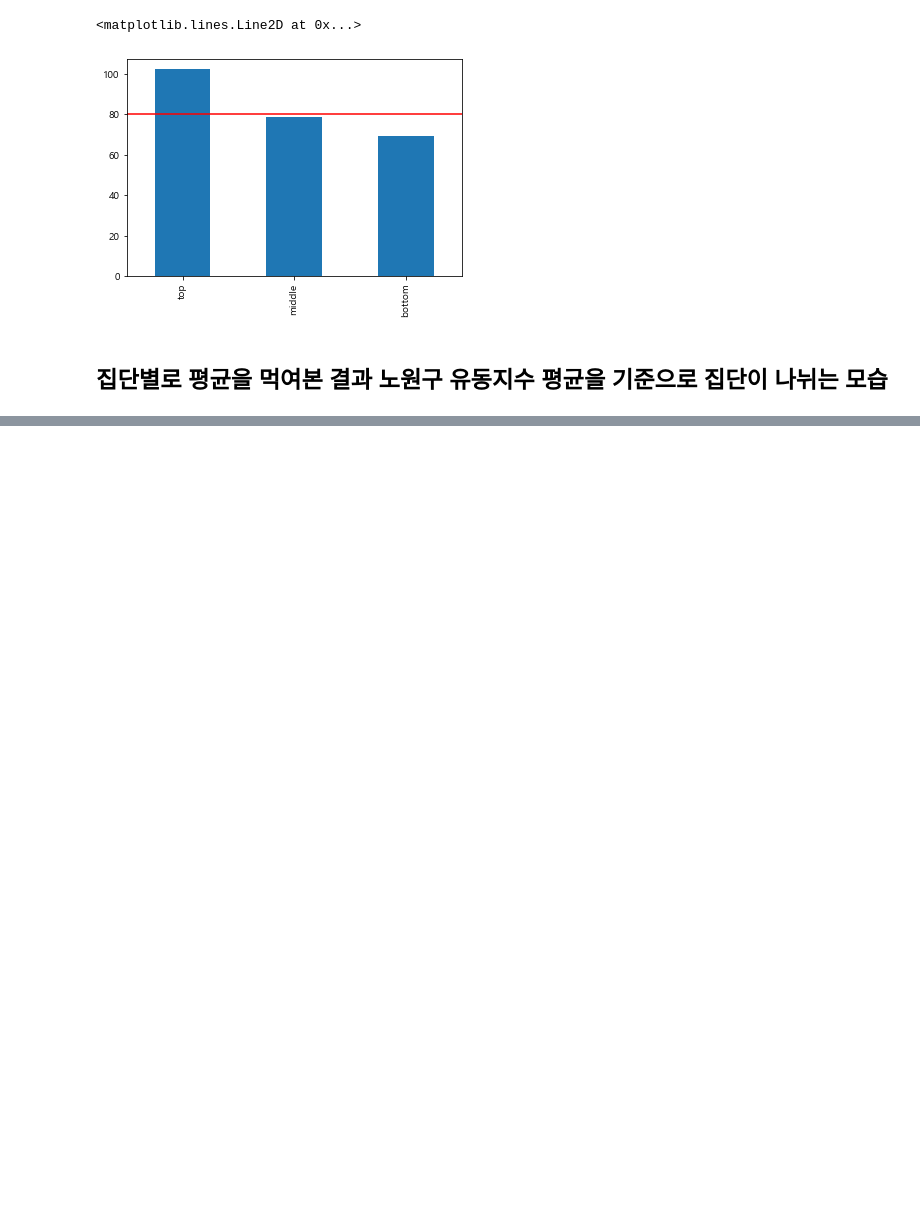
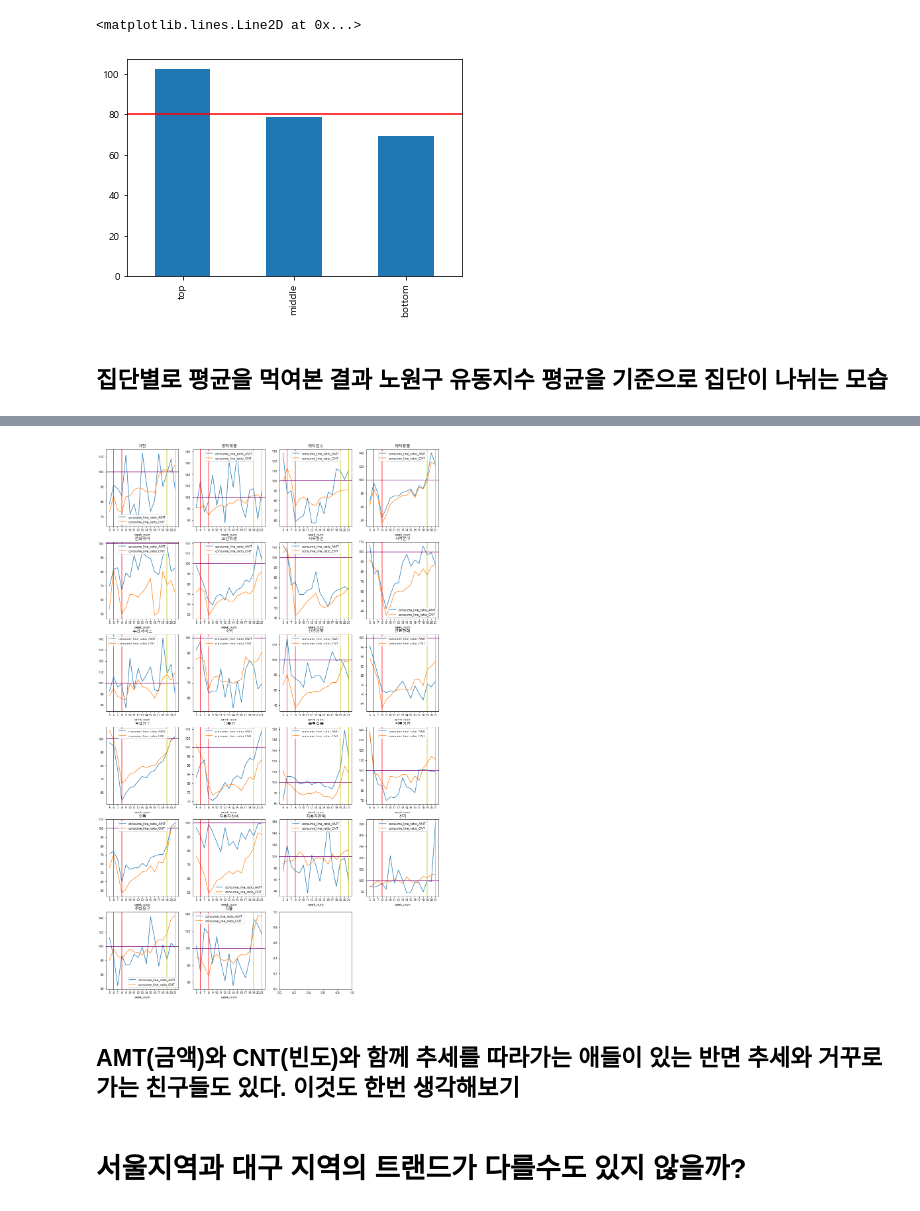
Before and after one commit to SeoroMin/dacon_jejucard, a Jupyter notebook: junhyeok/restart.ipynb, the cells around one changed output, grey strips where cells are left out. Drawn from its saved outputs; the diff is of its cells as text; code cells hidden in the pictures; blank space fills up the shorter version.

```diff
--- a/junhyeok/restart.ipynb
+++ b/junhyeok/restart.ipynb
@@ -670,0 +711,7 @@ plt.axhline(sk_seoul_gu_gap.loc['노원구', 'decrease_ratio'], color='red')
+# %%
+card = card.merge(line_table, how='left', on = 'MCT_CAT_CD')
+card = card.drop(["GU_CD", "DONG_CD", '구코드', '행정동코드'], axis=1)
+
+# 칼럼 정렬
+card_cols = ['MCT_CAT_CD', 'MCT_CAT_NM','CTPV_NM', 'CTGG_NM', 'HDNG_NM', 'SEX_CD', "AGE_CD", "year", "month", "day", "week_num","day_of_week", "day_of_week_kr", "USE_CNT", "USE_AMT"]
+card = card[card_cols]
@@ -670,0 +850,35 @@ plt.axhline(sk_seoul_gu_gap.loc['노원구', 'decrease_ratio'], color='red')
+# %%
+consume_table_line = consume_table_total.pivot_table(index=['week_num', 'MCT_CAT_NM'], values=['USE_CNT_x', 'USE_AMT_x', 'USE_CNT_y', 'USE_AMT_y'], aggfunc='mean').reset_index()
+
+consume_table_line.set_index('week_num', inplace=True)
+
+# 업종별 주차별 소비지수 계산
+consume_table_line['consume_line_ratio_AMT'] = consume_table_line['USE_AMT_y'] * 100 / consume_table_line['USE_AMT_x']
+consume_table_line['consume_line_ratio_CNT'] = consume_table_line['USE_CNT_y'] * 100 / consume_table_line['USE_CNT_x']
+
+# 유니크한 업종들 전체
+lines = consume_table_total['MCT_CAT_NM'].unique()
+# %%
+tmp_df = pd.DataFrame()
+fig = plt.figure(figsize=(18, 30))
+
+for idx, line in enumerate(lines):
+    tmp_df = consume_table_line[consume_table_line['MCT_CAT_NM'] == line]
+    tmp_df['consume_line_ratio_AMT'].plot()
+    tmp_df['consume_line_ratio_CNT'].plot()
+    plt.axvline(6,color = 'r')
+    plt.axvline(8,color = 'r')
+    plt.axhline(100, color="purple")
+    plt.xticks(range(5, 22))
+    plt.title(line)
+    plt.axvline(19, color='y')
+    plt.axvline(21, color='y')
+    plt.legend()
+
+    plt.subplot(6,4,idx+1)
+# %% [output]
+[figure, added]
+# %% [markdown]
+## AMT(금액)와 CNT(빈도)와 함께 추세를 따라가는 애들이 있는 반면 추세와 거꾸로 가는 친구들도 있다. 이것도 한번 생각해보기
+# %% [markdown]
+# 서울지역과 대구 지역의 트랜드가 다를수도 있지 않을까?
```
Also changed, not shown: parts of 85 cells of this notebook.
